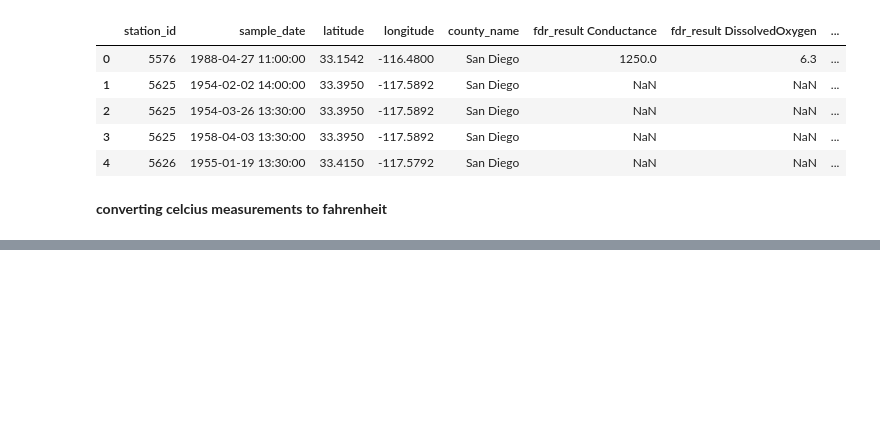
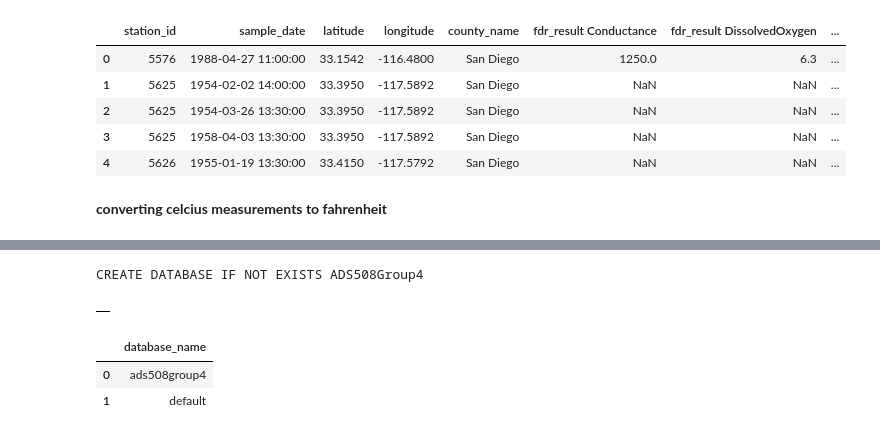
Before and after one commit to vickyvanderwagt/Identifying-Optimal-Location-for-San-Diego-Water-Treatment-Plant, a Jupyter notebook: ADS508 Final Project_vicky_27mar2024-Copy1.ipynb, the cells around one changed output, grey strips where cells are left out. Saved outputs shown, nothing was run; the diff lists cells and outputs as text; code cells hidden in the pictures; blank space fills up the shorter version.

Commit message:
add Parisa's changes
Parisa started Athena connection, wanted to merge changes onto the same file

```diff
--- a/ADS508 Final Project_vicky_27mar2024-Copy1.ipynb
+++ b/ADS508 Final Project_vicky_27mar2024-Copy1.ipynb
@@ -960,0 +971,21 @@ pivot_fr_sd_sorted.head()
+# %%
+database_name = "ADS508Group4"
+s3_staging_dir = "s3://{0}/athena/staging".format(bucket)
+conn = connect(region_name=region, s3_staging_dir=s3_staging_dir)
+# %%
+statement = "CREATE DATABASE IF NOT EXISTS {}".format(database_name)
+print(statement)
+# %% [output]
+CREATE DATABASE IF NOT EXISTS ADS508Group4
+# %%
+pd.read_sql(statement,conn)
+# %% [output]
+|  |
+# %%
+statement = "SHOW DATABASES"
+df_show = pd.read_sql(statement,conn)
+df_show.head(5)
+# %% [output]
+|  | database_name |
+| 0 | ads508group4 |
+| 1 | default |
```
Also changed, not shown: parts of 6 cells of this notebook.
